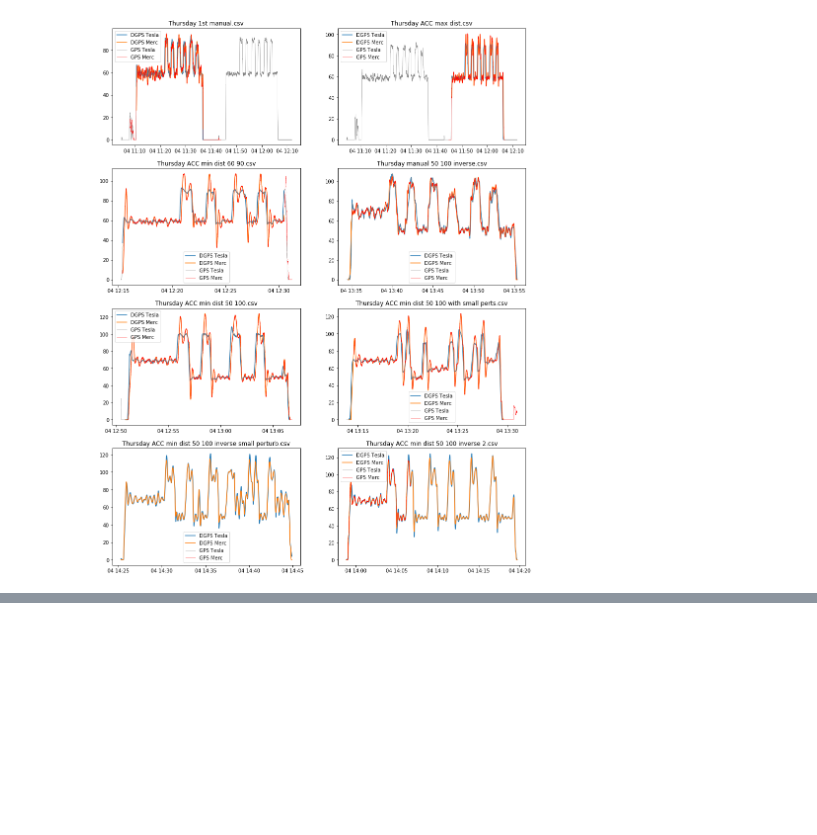
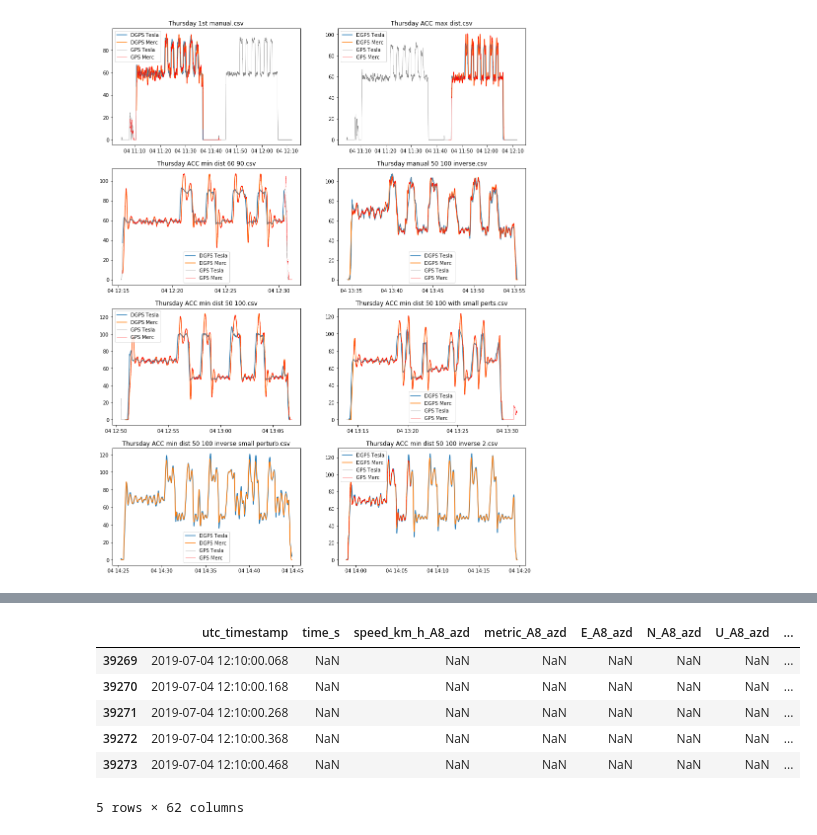
Before and after one commit to iipr/deep-auto-pi, a Jupyter notebook: notebooks/data-synchronization.ipynb, the cells around one changed output, grey strips where cells are left out. Cells and saved outputs as stored; diff of their text form; code cells hidden in the pictures; blank space fills up the shorter version.

```diff
--- a/notebooks/data-synchronization.ipynb
+++ b/notebooks/data-synchronization.ipynb
@@ -697,0 +892,11 @@ plt.show()
+# %%
+df = df_full[df_full.utc_timestamp > pd.Timestamp('2019-07-04 12:10')]
+df.head()
+# %% [output]
+|  | utc_timestamp | time_s | speed_km_h_A8_azd | metric_A8_azd | E_A8_azd | N_A8_azd | U_A8_azd | ... |
+| 39269 | 2019-07-04 12:10:00.068 | NaN | NaN | NaN | NaN | NaN | NaN | ... |
+| 39270 | 2019-07-04 12:10:00.168 | NaN | NaN | NaN | NaN | NaN | NaN | ... |
+| 39271 | 2019-07-04 12:10:00.268 | NaN | NaN | NaN | NaN | NaN | NaN | ... |
+| 39272 | 2019-07-04 12:10:00.368 | NaN | NaN | NaN | NaN | NaN | NaN | ... |
+| 39273 | 2019-07-04 12:10:00.468 | NaN | NaN | NaN | NaN | NaN | NaN | ... |
+5 rows × 62 columns
```
Also changed, not shown: parts of 20 cells of this notebook.
